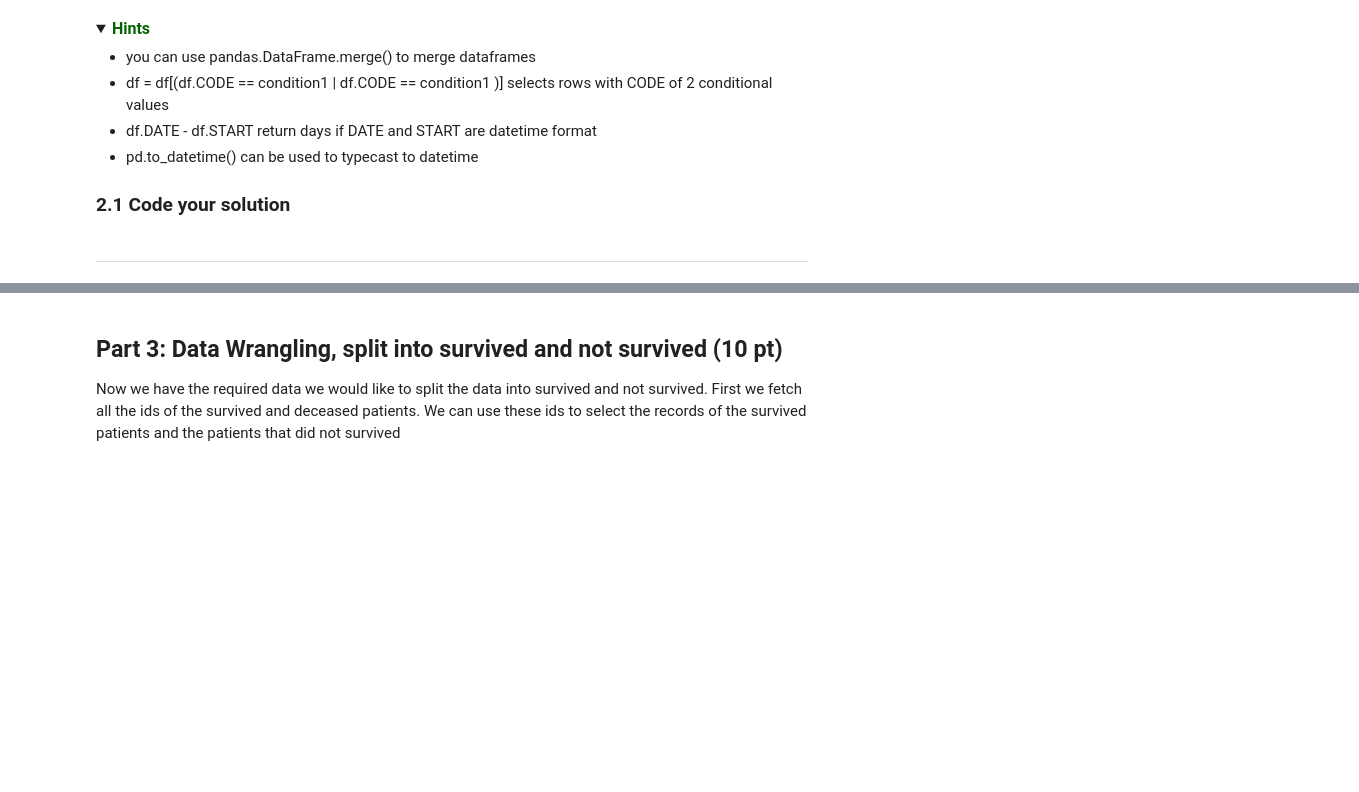
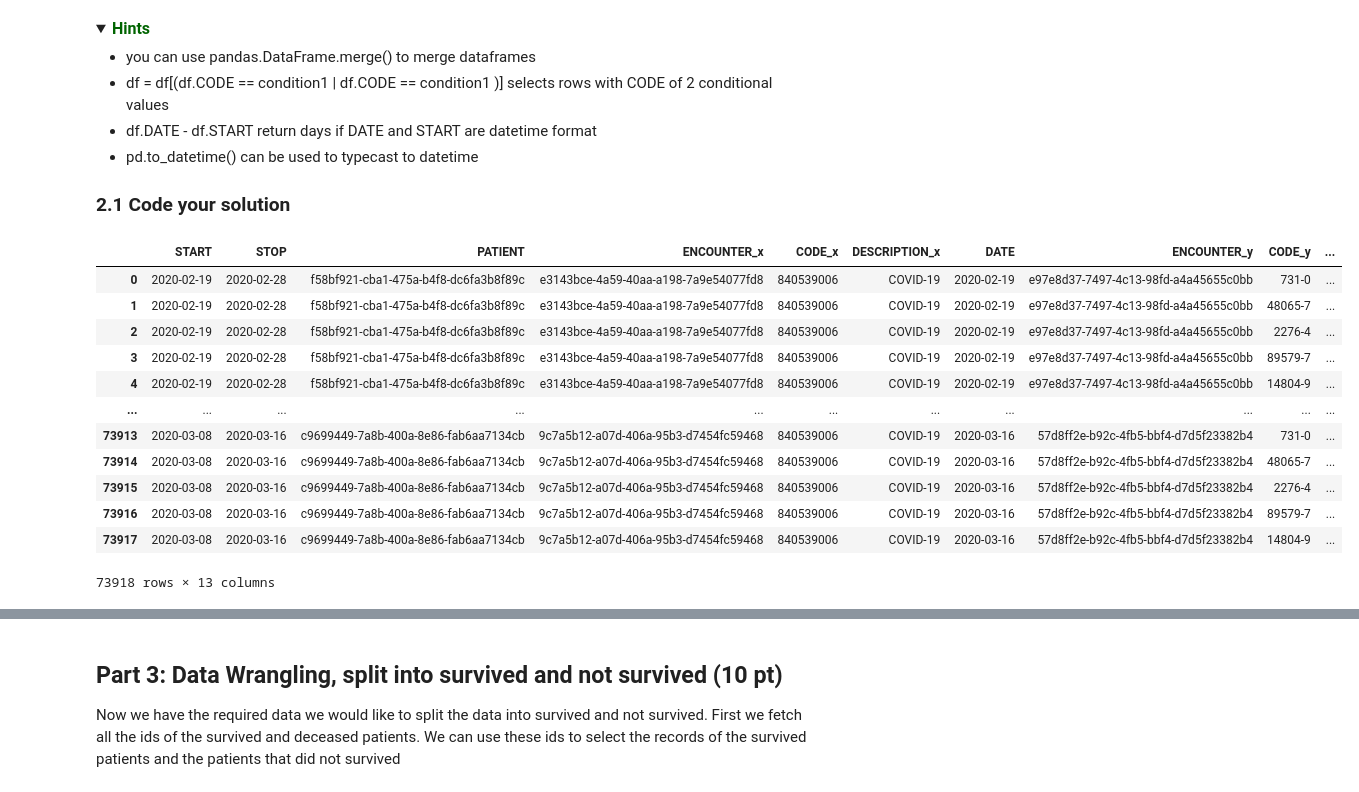
Before and after one commit to stijn-arends/BFVM19PROG1, a Jupyter notebook: assessments/Assignment_week_03.ipynb, the cells around one changed output, grey strips where cells are left out. Saved outputs shown, nothing was run; the diff lists cells and outputs as text; code cells hidden in the pictures; folded sections open; blank space fills up the shorter version.

```diff
--- a/assessments/Assignment_week_03.ipynb
+++ b/assessments/Assignment_week_03.ipynb
@@ -99,0 +103,10 @@ Get yourself familiar with the data. Create some meaningful overviews. Answer th
+# %%
+#YOUR CODE HERE
+# Load in the data
+df_conditions = pd.read_csv(Path("../data/covid_data/10k_synthea_covid19_csv/conditions.csv"))
+df_patients = pd.read_csv(Path("../data/covid_data/10k_synthea_covid19_csv/patients.csv"))
+df_observations = pd.read_csv(Path("../data/covid_data/10k_synthea_covid19_csv/observations.csv")) # This needs to be reshaped
+df_careplans = pd.read_csv(Path("../data/covid_data/10k_synthea_covid19_csv/careplans.csv"))
+df_encounters = pd.read_csv(Path("../data/covid_data/10k_synthea_covid19_csv/encounters.csv"))
+
+# Still need to change the dataypes of the columns FIND a way to do multiple columns at a time.
@@ -181,2 +253,28 @@ PATIENT
-# %% [markdown]
----
+# %%
+# Grab only patients with COVID
+cov_conditions = df_conditions.loc[df_conditions.CODE == 840539006, :]
+
+# Define the relevant observation codes
+observation_codes = ["48065-7", "26881-3", "2276-4", "89579-7", "731-0", "14804-9"]
+
+# Get only the entries with relevant observation codes
+relevant_obs = df_observations.loc[df_observations.CODE.isin(observation_codes), :]
+
+# Merge the cov_conditions df with the relevant_obs df based on the columns PATIENT and PATIENT
+covid_patients_obs = cov_conditions.merge(relevant_obs, how = "inner", left_on = ["PATIENT"], right_on = ["PATIENT"])
+
+covid_patients_obs
+# %% [output]
+|  | START | STOP | PATIENT | ENCOUNTER_x | CODE_x | DESCRIPTION_x | DATE | ENCOUNTER_y | CODE_y | ... |
+| 0 | 2020-02-19 | 2020-02-28 | f58bf921-cba1-475a-b4f8-dc6fa3b8f89c | e3143bce-4a59-40aa-a198-7a9e54077fd8 | 840539006 | COVID-19 | 2020-02-19 | e97e8d37-7497-4c13-98fd-a4a45655c0bb | 731-0 | ... |
+| 1 | 2020-02-19 | 2020-02-28 | f58bf921-cba1-475a-b4f8-dc6fa3b8f89c | e3143bce-4a59-40aa-a198-7a9e54077fd8 | 840539006 | COVID-19 | 2020-02-19 | e97e8d37-7497-4c13-98fd-a4a45655c0bb | 48065-7 | ... |
+| 2 | 2020-02-19 | 2020-02-28 | f58bf921-cba1-475a-b4f8-dc6fa3b8f89c | e3143bce-4a59-40aa-a198-7a9e54077fd8 | 840539006 | COVID-19 | 2020-02-19 | e97e8d37-7497-4c13-98fd-a4a45655c0bb | 2276-4 | ... |
+| 3 | 2020-02-19 | 2020-02-28 | f58bf921-cba1-475a-b4f8-dc6fa3b8f89c | e3143bce-4a59-40aa-a198-7a9e54077fd8 | 840539006 | COVID-19 | 2020-02-19 | e97e8d37-7497-4c13-98fd-a4a45655c0bb | 89579-7 | ... |
+| 4 | 2020-02-19 | 2020-02-28 | f58bf921-cba1-475a-b4f8-dc6fa3b8f89c | e3143bce-4a59-40aa-a198-7a9e54077fd8 | 840539006 | COVID-19 | 2020-02-19 | e97e8d37-7497-4c13-98fd-a4a45655c0bb | 14804-9 | ... |
+| ... | ... | ... | ... | ... | ... | ... | ... | ... | ... | ... |
+| 73913 | 2020-03-08 | 2020-03-16 | c9699449-7a8b-400a-8e86-fab6aa7134cb | 9c7a5b12-a07d-406a-95b3-d7454fc59468 | 840539006 | COVID-19 | 2020-03-16 | 57d8ff2e-b92c-4fb5-bbf4-d7d5f23382b4 | 731-0 | ... |
+| 73914 | 2020-03-08 | 2020-03-16 | c9699449-7a8b-400a-8e86-fab6aa7134cb | 9c7a5b12-a07d-406a-95b3-d7454fc59468 | 840539006 | COVID-19 | 2020-03-16 | 57d8ff2e-b92c-4fb5-bbf4-d7d5f23382b4 | 48065-7 | ... |
+| 73915 | 2020-03-08 | 2020-03-16 | c9699449-7a8b-400a-8e86-fab6aa7134cb | 9c7a5b12-a07d-406a-95b3-d7454fc59468 | 840539006 | COVID-19 | 2020-03-16 | 57d8ff2e-b92c-4fb5-bbf4-d7d5f23382b4 | 2276-4 | ... |
+| 73916 | 2020-03-08 | 2020-03-16 | c9699449-7a8b-400a-8e86-fab6aa7134cb | 9c7a5b12-a07d-406a-95b3-d7454fc59468 | 840539006 | COVID-19 | 2020-03-16 | 57d8ff2e-b92c-4fb5-bbf4-d7d5f23382b4 | 89579-7 | ... |
+| 73917 | 2020-03-08 | 2020-03-16 | c9699449-7a8b-400a-8e86-fab6aa7134cb | 9c7a5b12-a07d-406a-95b3-d7454fc59468 | 840539006 | COVID-19 | 2020-03-16 | 57d8ff2e-b92c-4fb5-bbf4-d7d5f23382b4 | 14804-9 | ... |
+73918 rows × 13 columns
```
Also changed, not shown: parts of 26 cells of this notebook.
